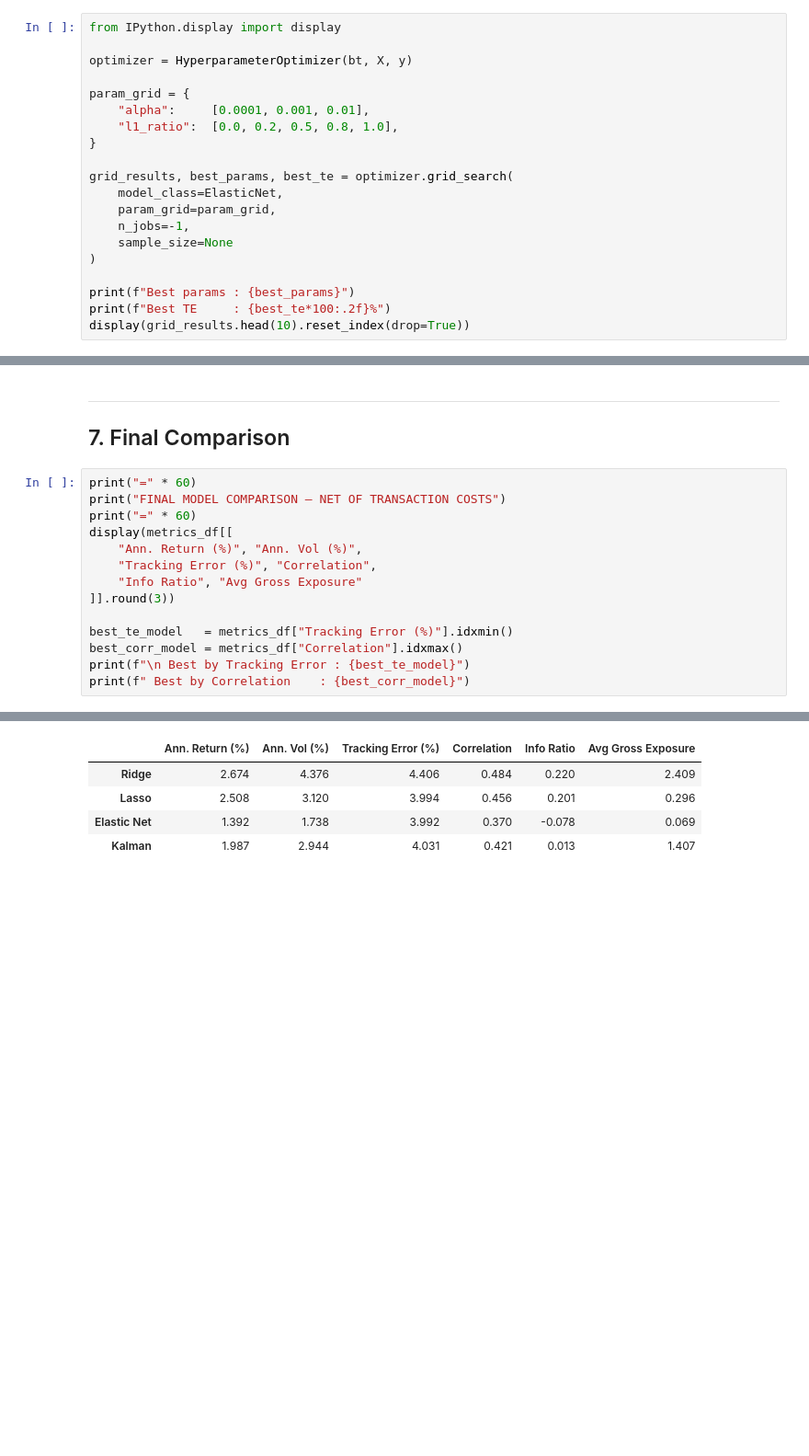
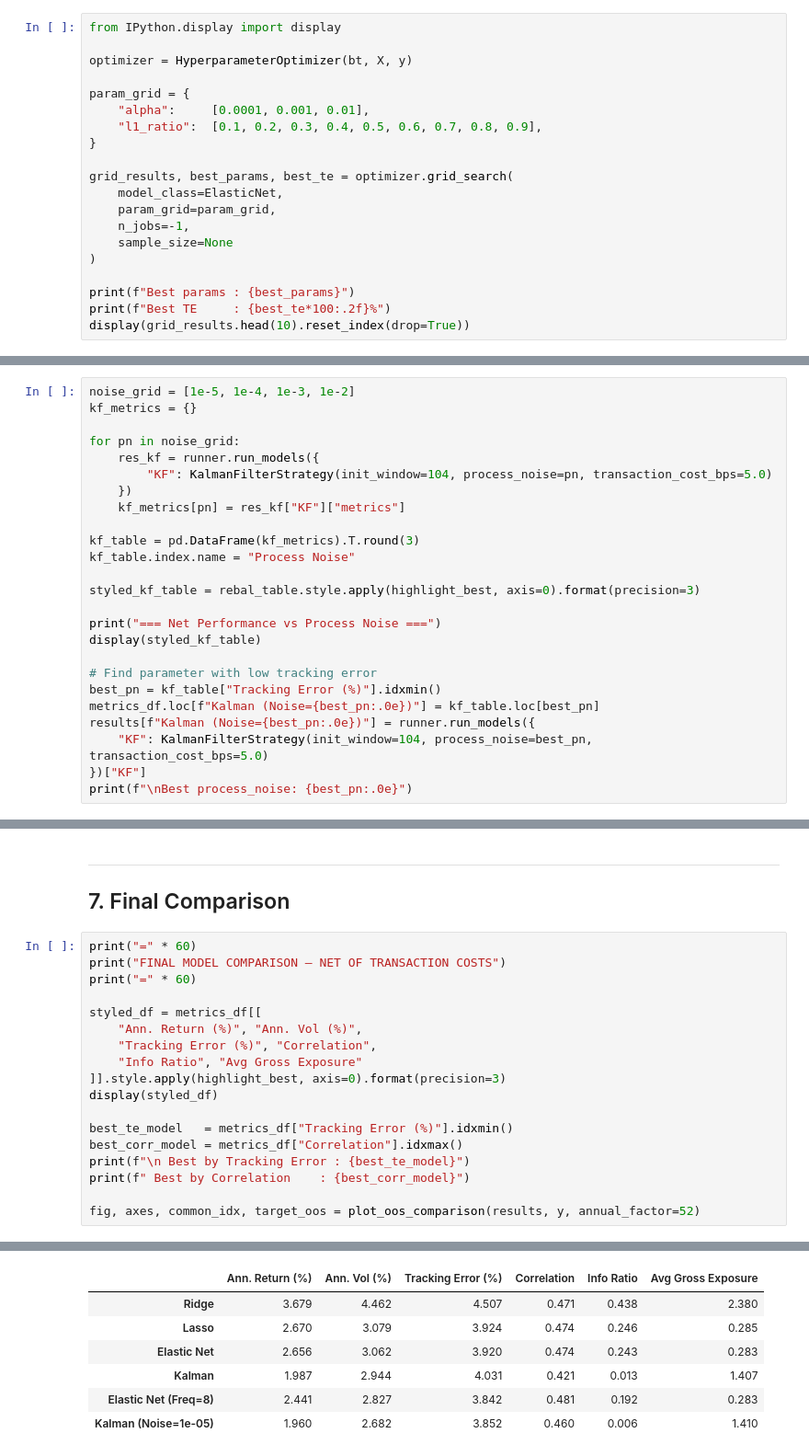
Before and after one commit to Smael-olk/Fintech, a Jupyter notebook: Business Case 3/2-Modelling.ipynb, the cells around one changed output, grey strips where cells are left out. Shown at 92% size. Saved outputs shown, nothing was run; the diff lists cells and outputs as text; blank space fills up the shorter version.

```diff
--- a/Business Case 3/2-Modelling.ipynb
+++ b/Business Case 3/2-Modelling.ipynb
@@ -108,7 +109,7 @@ optimizer = HyperparameterOptimizer(bt, X, y)
 
 param_grid = {
     "alpha":     [0.0001, 0.001, 0.01],
-    "l1_ratio":  [0.0, 0.2, 0.5, 0.8, 1.0],
+    "l1_ratio":  [0.1, 0.2, 0.3, 0.4, 0.5, 0.6, 0.7, 0.8, 0.9],
 }
 
 grid_results, best_params, best_te = optimizer.grid_search(
@@ -254,0 +256,25 @@ Best process_noise: 1e-05
+# %%
+noise_grid = [1e-5, 1e-4, 1e-3, 1e-2]
+kf_metrics = {}
+
+for pn in noise_grid:
+    res_kf = runner.run_models({
+        "KF": KalmanFilterStrategy(init_window=104, process_noise=pn, transaction_cost_bps=5.0)
+    })
+    kf_metrics[pn] = res_kf["KF"]["metrics"]
+
+kf_table = pd.DataFrame(kf_metrics).T.round(3)
+kf_table.index.name = "Process Noise"
+
+styled_kf_table = rebal_table.style.apply(highlight_best, axis=0).format(precision=3)
+
+print("=== Net Performance vs Process Noise ===")
+display(styled_kf_table)
+
+# Find parameter with low tracking error
+best_pn = kf_table["Tracking Error (%)"].idxmin()
+metrics_df.loc[f"Kalman (Noise={best_pn:.0e})"] = kf_table.loc[best_pn]
+results[f"Kalman (Noise={best_pn:.0e})"] = runner.run_models({
+    "KF": KalmanFilterStrategy(init_window=104, process_noise=best_pn, transaction_cost_bps=5.0)
+})["KF"]
+print(f"\nBest process_noise: {best_pn:.0e}")
@@ -258,23 +293,29 @@ Best process_noise: 1e-05
 # %%
 print("=" * 60)
 print("FINAL MODEL COMPARISON — NET OF TRANSACTION COSTS")
 print("=" * 60)
-display(metrics_df[[
+
+styled_df = metrics_df[[
     "Ann. Return (%)", "Ann. Vol (%)",
     "Tracking Error (%)", "Correlation",
     "Info Ratio", "Avg Gross Exposure"
-]].round(3))
+]].style.apply(highlight_best, axis=0).format(precision=3)
+display(styled_df)
 
 best_te_model   = metrics_df["Tracking Error (%)"].idxmin()
 best_corr_model = metrics_df["Correlation"].idxmax()
 print(f"\n Best by Tracking Error : {best_te_model}")
 print(f" Best by Correlation    : {best_corr_model}")
+
+fig, axes, common_idx, target_oos = plot_oos_comparison(results, y, annual_factor=52)
 # %% [output]
 ============================================================
 FINAL MODEL COMPARISON — NET OF TRANSACTION COSTS
 ============================================================
 |  | Ann. Return (%) | Ann. Vol (%) | Tracking Error (%) | Correlation | Info Ratio | Avg Gross Exposure |
-| Ridge | 2.674 | 4.376 | 4.406 | 0.484 | 0.220 | 2.409 |
-| Lasso | 2.508 | 3.120 | 3.994 | 0.456 | 0.201 | 0.296 |
-| Elastic Net | 1.392 | 1.738 | 3.992 | 0.370 | -0.078 | 0.069 |
+| Ridge | 3.679 | 4.462 | 4.507 | 0.471 | 0.438 | 2.380 |
+| Lasso | 2.670 | 3.079 | 3.924 | 0.474 | 0.246 | 0.285 |
+| Elastic Net | 2.656 | 3.062 | 3.920 | 0.474 | 0.243 | 0.283 |
 | Kalman | 1.987 | 2.944 | 4.031 | 0.421 | 0.013 | 1.407 |
+| Elastic Net (Freq=8) | 2.441 | 2.827 | 3.842 | 0.481 | 0.192 | 0.283 |
+| Kalman (Noise=1e-05) | 1.960 | 2.682 | 3.852 | 0.460 | 0.006 | 1.410 |
```
Also changed, not shown: parts of 19 cells of this notebook, 2 other files.
